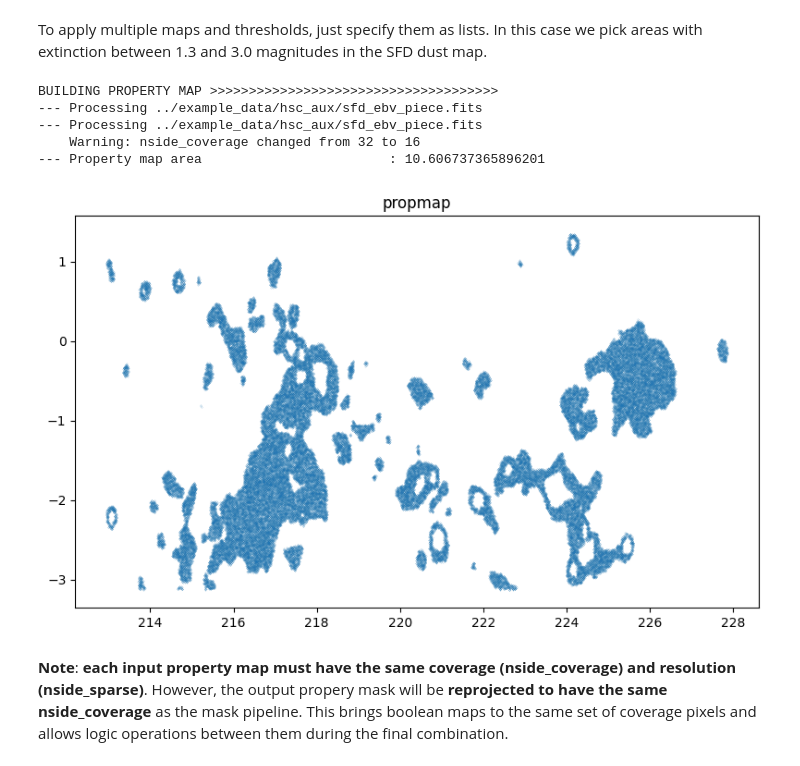
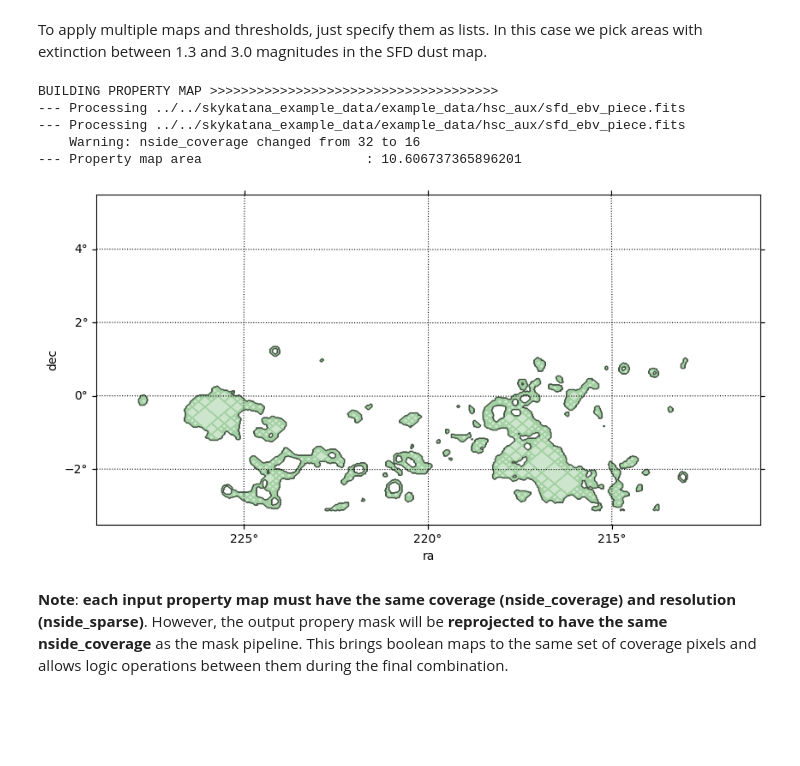
Before and after one commit to samotracio/skykatana, a Jupyter notebook: notebooks/indepth_usage.ipynb, the cells around one changed output. Saved outputs shown, nothing was run; the diff lists cells and outputs as text; code cells hidden in the pictures; blank space fills up the shorter version.

```diff
--- a/notebooks/indepth_usage.ipynb
+++ b/notebooks/indepth_usage.ipynb
@@ -10,7 +13,7 @@ This notebook provides more detailed information about Skykatana usage and optio
 # %% [markdown]
 ## Define inputs
 # %%
-BASEPATH = Path('../example_data')
+BASEPATH = Path('../../skykatana_example_data/example_data/')
 
 # Input hipscatted catalog (these are HSC galaxies)
 HATSCAT = BASEPATH / 'hscx_minispring_gal/'
@@ -270,14 +322,17 @@ mkp.plot(stage='propmap', nr=200_000, s=0.1, figsize=[8,5])
 To apply multiple maps and thresholds, just specify them as lists. In this case we pick areas with extinction between 1.3 and 3.0 magnitudes in the SFD dust map.
 # %%
 mkp.build_propmap_mask(prop_maps=[PROPMAP_FILE,PROPMAP_FILE],thresholds=[1.3,3.0],comparisons=['gt','lt'])
-mkp.plot(stage='propmap', nr=100_000, s=0.01, figsize=[8,5])
+center = SkyCoord(220*u.deg, 1*u.deg)   # center of plot
+fov    = 9 * u.deg                      # field of view
+mkp.plot_moc(stage='propmap', center=center, fov=fov);
+#mkp.plot(stage='propmap', nr=100_000, s=0.01, figsize=[8,5])
 # %% [output]
 BUILDING PROPERTY MAP >>>>>>>>>>>>>>>>>>>>>>>>>>>>>>>>>>>>>
---- Processing ../example_data/hsc_aux/sfd_ebv_piece.fits
---- Processing ../example_data/hsc_aux/sfd_ebv_piece.fits
+--- Processing ../../skykatana_example_data/example_data/hsc_aux/sfd_ebv_piece.fits
+--- Processing ../../skykatana_example_data/example_data/hsc_aux/sfd_ebv_piece.fits
     Warning: nside_coverage changed from 32 to 16
---- Property map area                        : 10.606737365896201
+--- Property map area                     : 10.606737365896201
-[figure, old version]
+[figure, new version]
 # %% [markdown]
 **Note**: **each input property map must have the same coverage (nside_coverage) and resolution (nside_sparse)**. However, the output propery mask will be **reprojected to have the same nside_coverage** as the mask pipeline. This brings boolean maps to the same set of coverage pixels and allows logic operations between them during the final combination.
 # %% [markdown]
```
Also changed, not shown: parts of 35 cells of this notebook, 2 other files.
